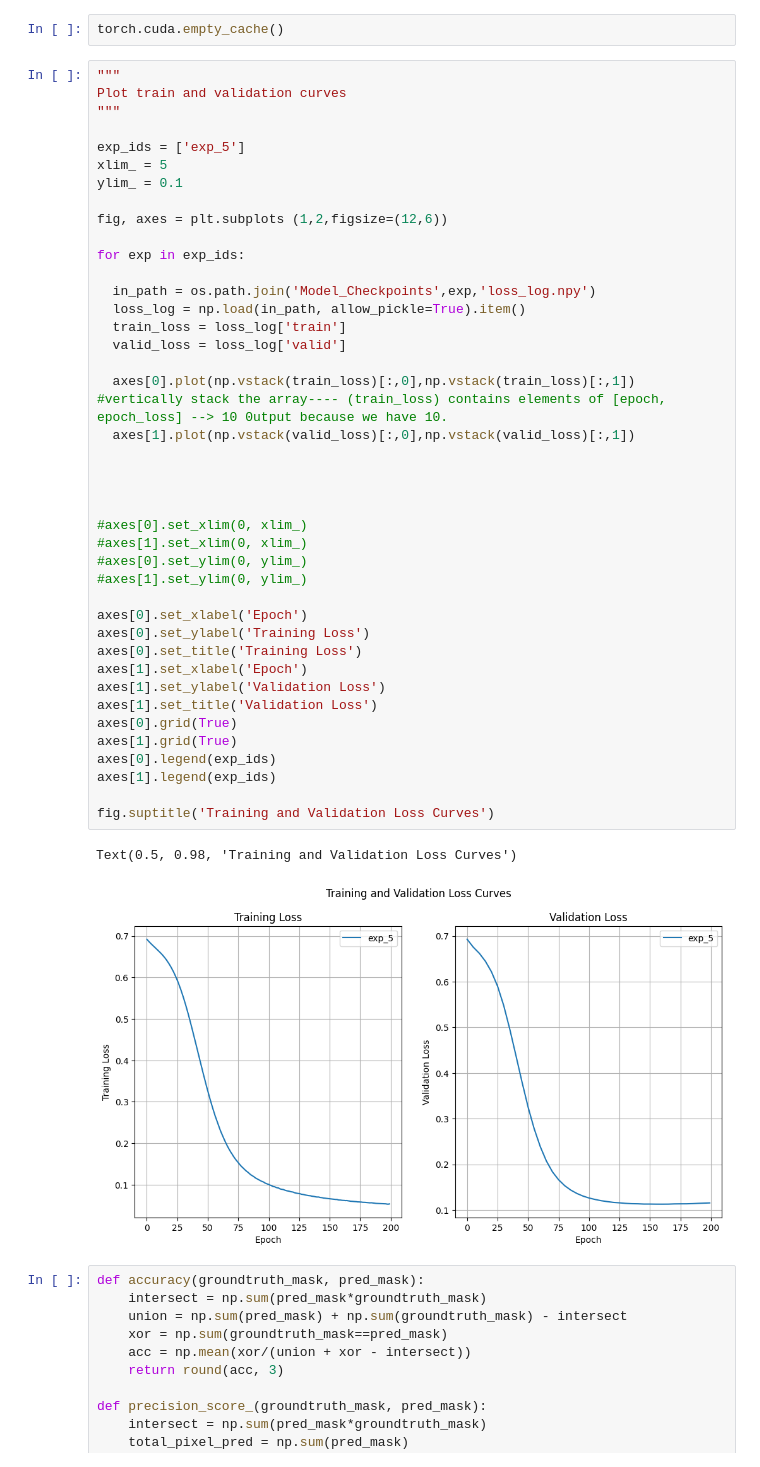
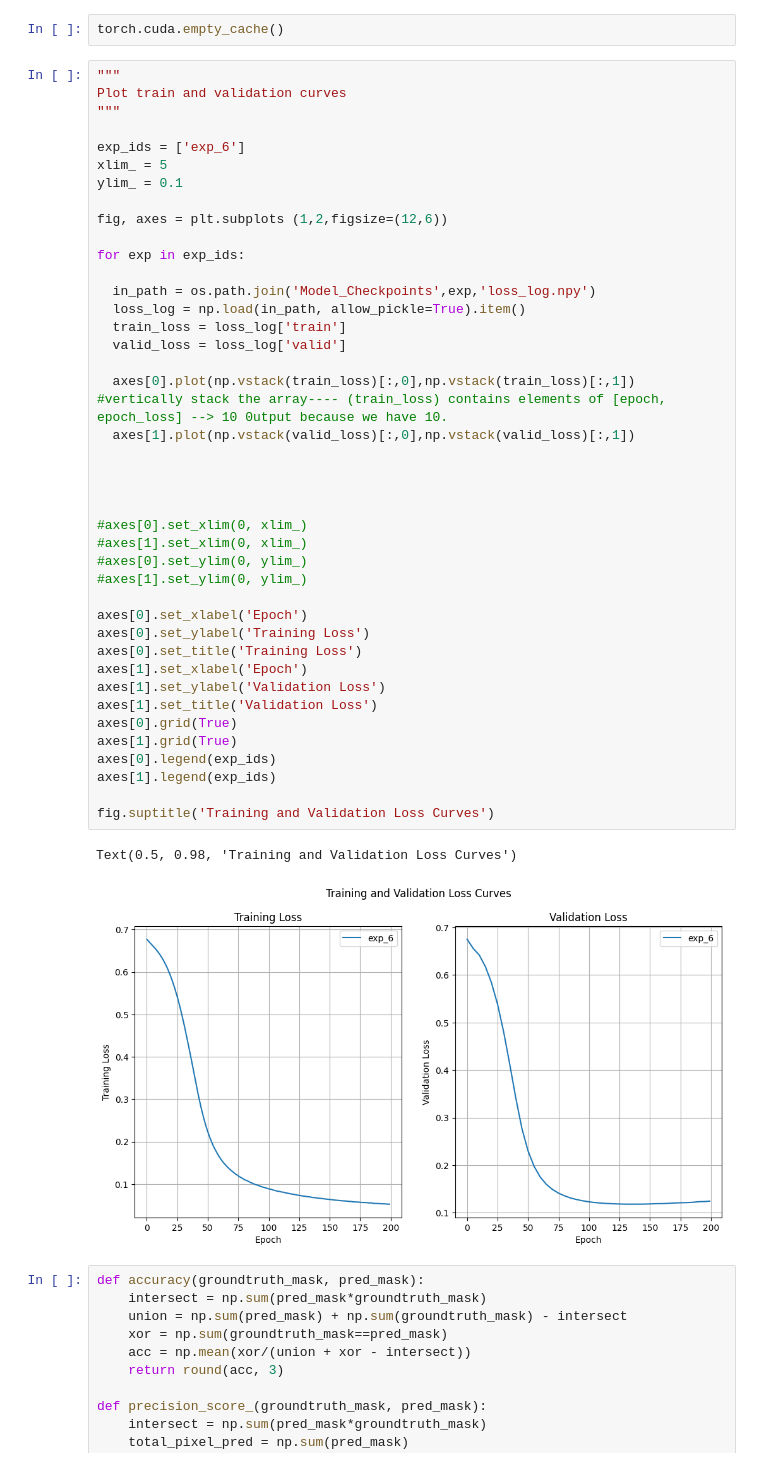
Before and after one commit to 87tana/SemanticSegmentation-in-Medical-Imaging, a Jupyter notebook: Tumor_Semantic_Segmentation_modif.ipynb, the cells around one changed output. Saved outputs shown, nothing was run; the diff lists cells and outputs as text.

```diff
--- a/Tumor_Semantic_Segmentation_modif.ipynb
+++ b/Tumor_Semantic_Segmentation_modif.ipynb
@@ -224,7 +224,7 @@ torch.cuda.empty_cache()
 Plot train and validation curves
 """
 
-exp_ids = ['exp_5']
+exp_ids = ['exp_6']
 xlim_ = 5
 ylim_ = 0.1
 
@@ -235,34 +235,34 @@ for exp in exp_ids:
   in_path = os.path.join('Model_Checkpoints',exp,'loss_log.npy')
   loss_log = np.load(in_path, allow_pickle=True).item()
   train_loss = loss_log['train']
   valid_loss = loss_log['valid']
 
   axes[0].plot(np.vstack(train_loss)[:,0],np.vstack(train_loss)[:,1]) #vertically stack the array---- (train_loss) contains elements of [epoch, epoch_loss] --> 10 0utput because we have 10.
   axes[1].plot(np.vstack(valid_loss)[:,0],np.vstack(valid_loss)[:,1])
 
 
 
 
 #axes[0].set_xlim(0, xlim_)
 #axes[1].set_xlim(0, xlim_)
 #axes[0].set_ylim(0, ylim_)
 #axes[1].set_ylim(0, ylim_)
 
 axes[0].set_xlabel('Epoch')
 axes[0].set_ylabel('Training Loss')
 axes[0].set_title('Training Loss')
 axes[1].set_xlabel('Epoch')
 axes[1].set_ylabel('Validation Loss')
 axes[1].set_title('Validation Loss')
 axes[0].grid(True)
 axes[1].grid(True)
 axes[0].legend(exp_ids)
 axes[1].legend(exp_ids)
 
 fig.suptitle('Training and Validation Loss Curves')
 # %% [output]
 Text(0.5, 0.98, 'Training and Validation Loss Curves')
-[figure, old version]
+[figure, new version]
 # %%
 def accuracy(groundtruth_mask, pred_mask):
     intersect = np.sum(pred_mask*groundtruth_mask)
```
Also changed, not shown: parts of 8 cells of this notebook.
